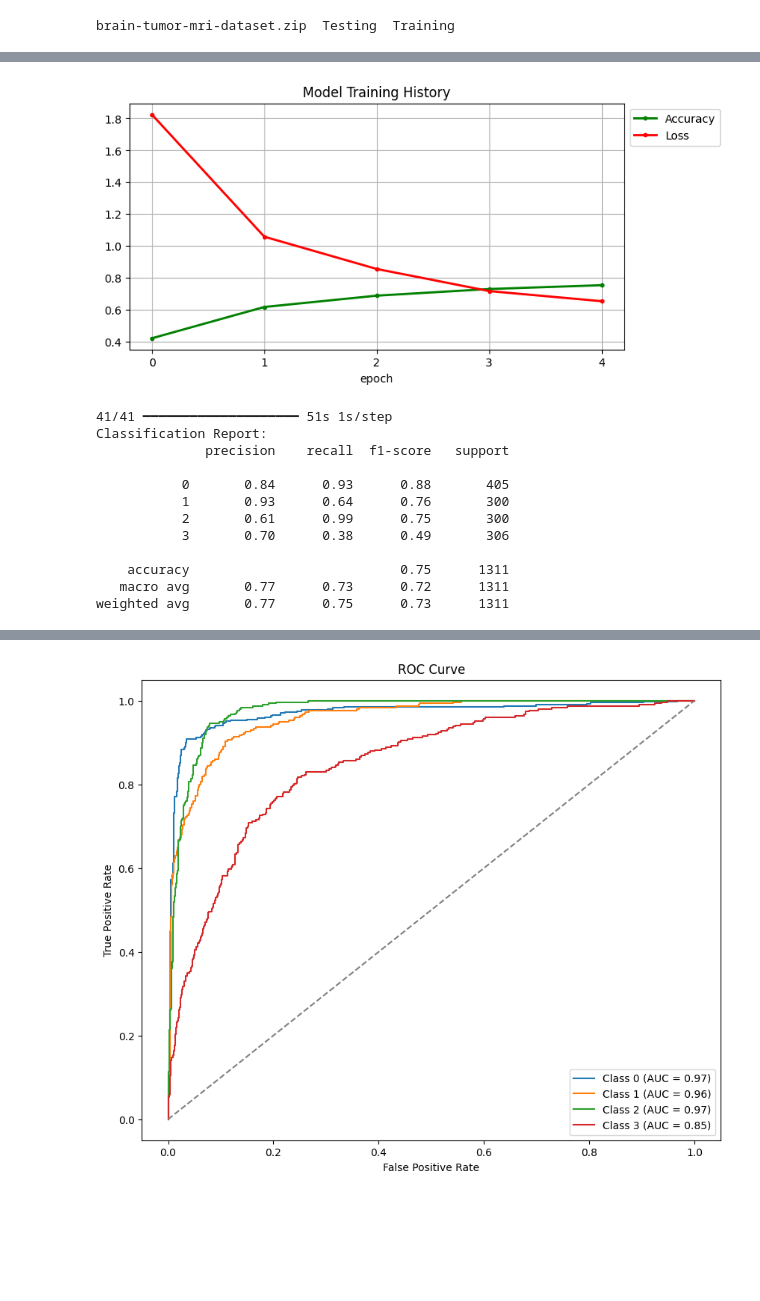
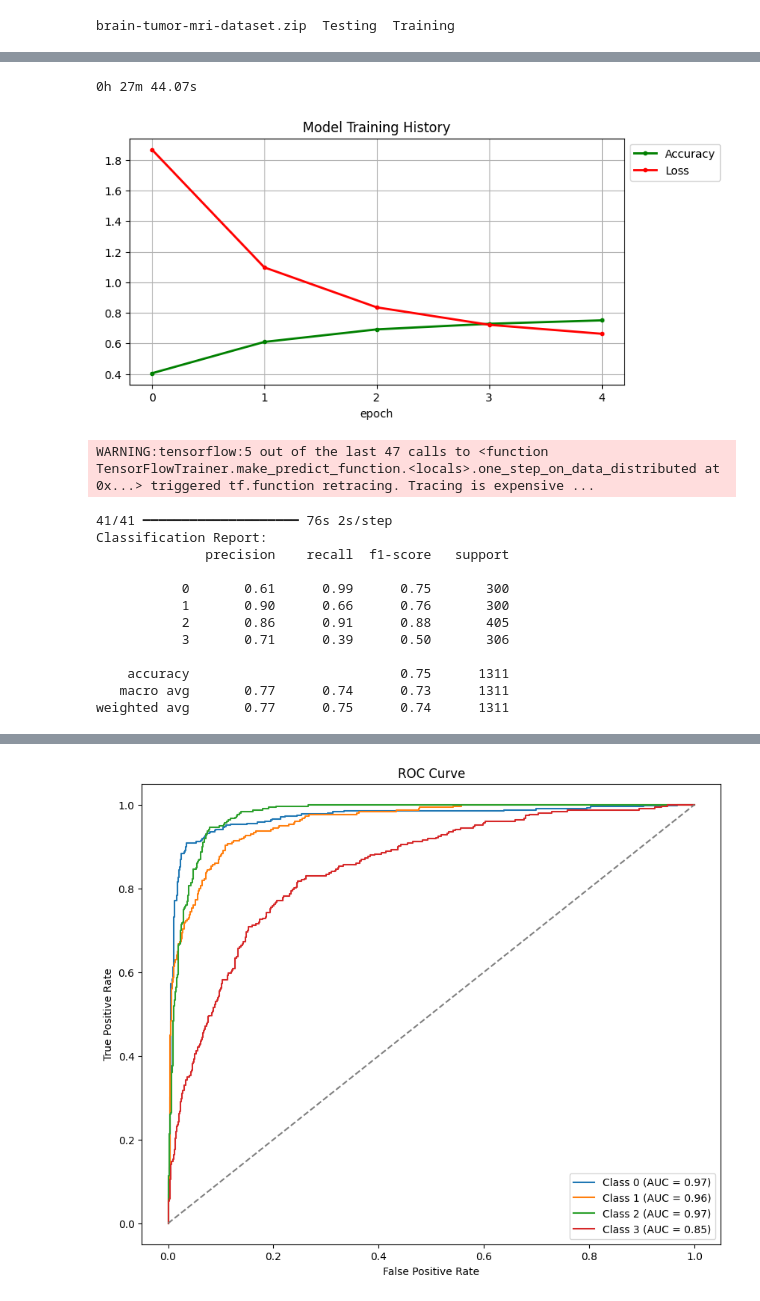
Before and after one commit to ShannonH98/PyTorch_Practice_Projects, a Jupyter notebook: MRI_Project.ipynb, the cells around one changed output, grey strips where cells are left out. Saved outputs shown, nothing was run; the diff lists cells and outputs as text; code cells hidden in the pictures; blank space fills up the shorter version.

```diff
--- a/MRI_Project.ipynb
+++ b/MRI_Project.ipynb
@@ -456,6 +503,6 @@ import tensorflow as tf
 # %%
 IMAGE_SIZE = 128
-
+start = time.perf_counter()
 base_densenet_model =DenseNet121(
     weights='imagenet',
     include_top=False,
@@ -478,17 +525,17 @@ x = layers.GlobalAveragePooling2D()(x)
 x = layers.Dropout(0.5)(x)
 outputs = layers.Dense(len(os.listdir(train_dir)), activation='softmax')(x)
 
-model = Model(inputs, outputs)
+model_m2 = Model(inputs, outputs)
 
 
 # Compile
-model.compile(
+model_m2.compile(
     optimizer=Adam(learning_rate=0.0002),
     loss='sparse_categorical_crossentropy',
     metrics=['sparse_categorical_accuracy']
 )
 
-model.summary()
+model_m2.summary()
 
 #Running with DenseNet
 batch_size = 20
@@ -496,6 +543,11 @@ steps = int(len(train_paths) / batch_size)  # Steps per epoch
 epochs = 5
 
 # Train the model
-history = model.fit(datagen(train_paths, train_labels, batch_size=batch_size, epochs=epochs),
+history_m2 = model_m2.fit(datagen(train_paths, train_labels, batch_size=batch_size, epochs=epochs),
                     epochs=epochs, steps_per_epoch=steps)
+
+end = time.perf_counter()
+time_m2 = end - start
+
+time_m2
 # %% [output]
@@ -532,45 +587,47 @@ Epoch 5/5
+# %%
+hours = int(time_m2 // 3600)
+minutes = int((time_m2 % 3600) // 60)
+secs = time_m2 % 60
+
+print(f"{hours}h {minutes}m {secs:.2f}s")
+# %% [output]
+0h 27m 44.07s
 # %%
 plt.figure(figsize=(8,4))
 plt.grid(True)
-plt.plot(history.history['sparse_categorical_accuracy'], '.g-', linewidth=2)
-plt.plot(history.history['loss'], '.r-', linewidth=2)
+plt.plot(history_m2.history['sparse_categorical_accuracy'], '.g-', linewidth=2)
+plt.plot(history_m2.history['loss'], '.r-', linewidth=2)
 plt.title('Model Training History')
 plt.xlabel('epoch')
 plt.xticks([x for x in range(epochs)])
 plt.legend(['Accuracy', 'Loss'], loc='upper left', bbox_to_anchor=(1, 1))
 plt.show()
 # %% [output]
-[figure, old version]
+[figure, new version]
 # %%
-import matplotlib.pyplot as plt
-from sklearn.metrics import classification_report, confusion_matrix, roc_curve, auc
-import seaborn as sns
-from sklearn.preprocessing import label_binarize
-from tensorflow.keras.models import load_model
-import numpy as np
-
 # 1. Prediction on test data
 test_images = open_images(test_paths)
 test_labels_encoded = encode_label(test_labels)
 
-test_predictions = model.predict(test_images)
+test_predictions = model_m2.predict(test_images)
 
 # 2. Classification Report
 print("Classification Report:")
 print(classification_report(test_labels_encoded, np.argmax(test_predictions, axis=1)))
 # %% [output]
-41/41 ━━━━━━━━━━━━━━━━━━━━ 51s 1s/step
-Classification Report:
-              precision    recall  f1-score   support
-
-           0       0.84      0.93      0.88       405
-           1       0.93      0.64      0.76       300
-           2       0.61      0.99      0.75       300
-           3       0.70      0.38      0.49       306
-
-    accuracy                           0.75      1311
-   macro avg       0.77      0.73      0.72      1311
-weighted avg       0.77      0.75      0.73      1311
+WARNING:tensorflow:5 out of the last 47 calls to <function TensorFlowTrainer.make_predict_function.<locals>.one_step_on_data_distributed at 0x...> triggered tf.function retracing. Tracing is expensive ...
+41/41 ━━━━━━━━━━━━━━━━━━━━ 76s 2s/step
+Classification Report:
+              precision    recall  f1-score   support
+
+           0       0.61      0.99      0.75       300
+           1       0.90      0.66      0.76       300
+           2       0.86      0.91      0.88       405
+           3       0.71      0.39      0.50       306
+
+    accuracy                           0.75      1311
+   macro avg       0.77      0.74      0.73      1311
+weighted avg       0.77      0.75      0.74      1311
 # %%
 conf_matrix = confusion_matrix(test_labels_encoded, np.argmax(test_predictions, axis=1))
 print("Confusion Matrix 2:")
```
Also changed, not shown: parts of 32 cells of this notebook.
